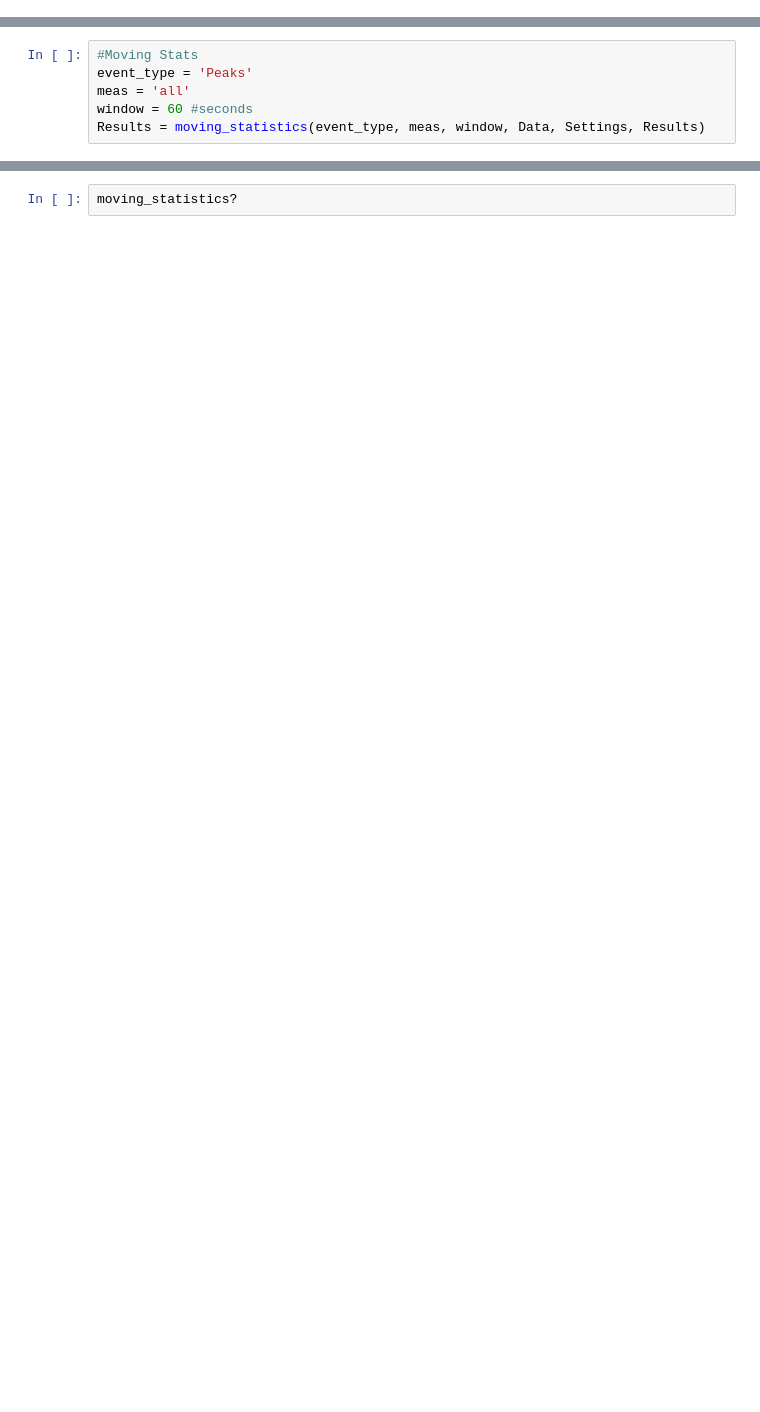
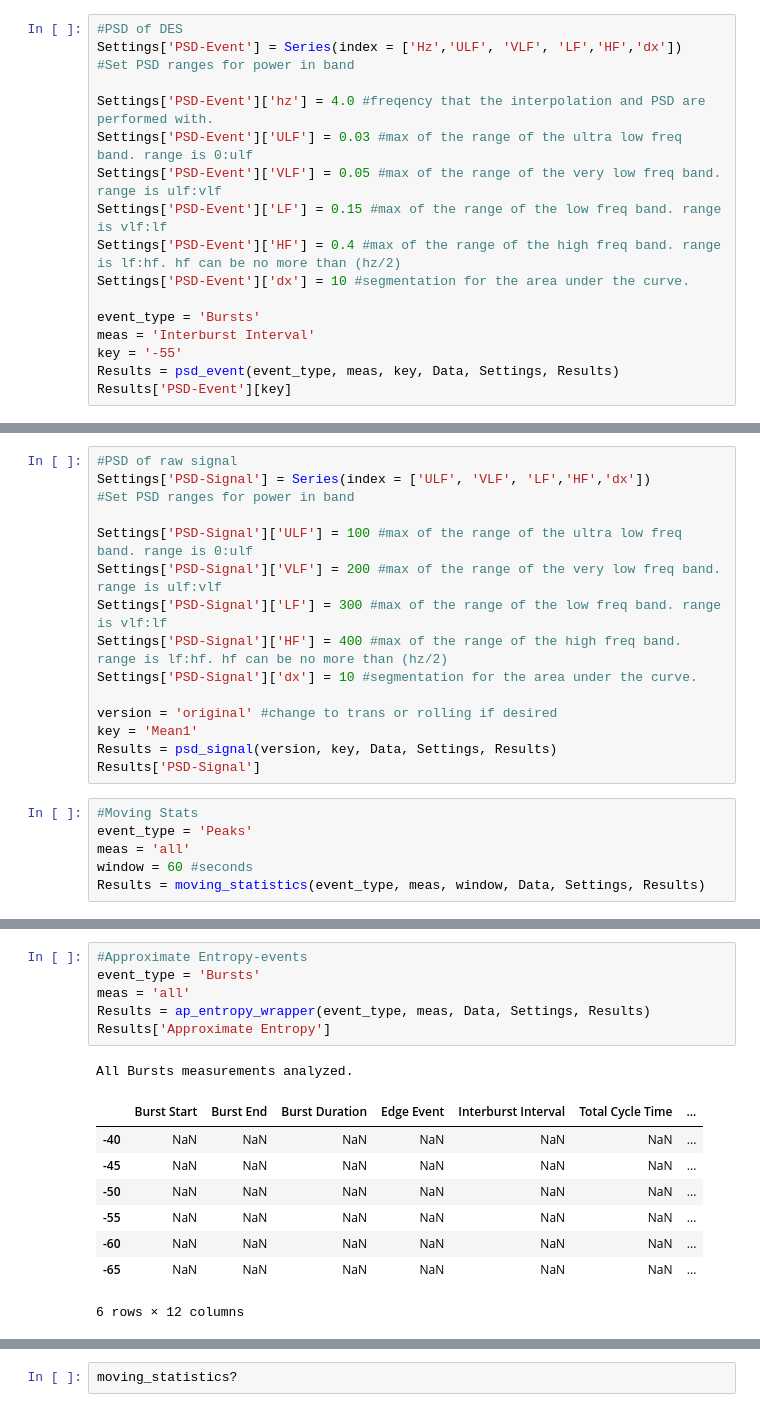
Before and after one commit to drcgw/bass, a Jupyter notebook: Kitchen Sink-Bass.ipynb, the cells around one changed output, grey strips where cells are left out. Drawn from its saved outputs; the diff is of its cells as text; blank space fills up the shorter version.

```diff
--- a/Kitchen Sink-Bass.ipynb
+++ b/Kitchen Sink-Bass.ipynb
@@ -101,0 +161,17 @@ Results['Histogram Entropy']
+# %%
+#PSD of DES
+Settings['PSD-Event'] = Series(index = ['Hz','ULF', 'VLF', 'LF','HF','dx'])
+#Set PSD ranges for power in band
+
+Settings['PSD-Event']['hz'] = 4.0 #freqency that the interpolation and PSD are performed with.
+Settings['PSD-Event']['ULF'] = 0.03 #max of the range of the ultra low freq band. range is 0:ulf
+Settings['PSD-Event']['VLF'] = 0.05 #max of the range of the very low freq band. range is ulf:vlf
+Settings['PSD-Event']['LF'] = 0.15 #max of the range of the low freq band. range is vlf:lf
+Settings['PSD-Event']['HF'] = 0.4 #max of the range of the high freq band. range is lf:hf. hf can be no more than (hz/2)
+Settings['PSD-Event']['dx'] = 10 #segmentation for the area under the curve.
+
+event_type = 'Bursts'
+meas = 'Interburst Interval'
+key = '-55'
+Results = psd_event(event_type, meas, key, Data, Settings, Results)
+Results['PSD-Event'][key]
@@ -102,3 +186,18 @@ Results['Histogram Entropy']
+# %%
+#PSD of raw signal
+Settings['PSD-Signal'] = Series(index = ['ULF', 'VLF', 'LF','HF','dx'])
+#Set PSD ranges for power in band
+
+Settings['PSD-Signal']['ULF'] = 100 #max of the range of the ultra low freq band. range is 0:ulf
+Settings['PSD-Signal']['VLF'] = 200 #max of the range of the very low freq band. range is ulf:vlf
+Settings['PSD-Signal']['LF'] = 300 #max of the range of the low freq band. range is vlf:lf
+Settings['PSD-Signal']['HF'] = 400 #max of the range of the high freq band. range is lf:hf. hf can be no more than (hz/2)
+Settings['PSD-Signal']['dx'] = 10 #segmentation for the area under the curve.
+
+version = 'original' #change to trans or rolling if desired
+key = 'Mean1'
+Results = psd_signal(version, key, Data, Settings, Results)
+Results['PSD-Signal']
 # %%
 #Moving Stats
 event_type = 'Peaks'
@@ -107,0 +223,16 @@ Results = moving_statistics(event_type, meas, window, Data, Settings, Results)
+# %%
+#Approximate Entropy-events
+event_type = 'Bursts'
+meas = 'all'
+Results = ap_entropy_wrapper(event_type, meas, Data, Settings, Results)
+Results['Approximate Entropy']
+# %% [output]
+All Bursts measurements analyzed.
+|  | Burst Start | Burst End | Burst Duration | Edge Event | Interburst Interval | Total Cycle Time | ... |
+| -40 | NaN | NaN | NaN | NaN | NaN | NaN | ... |
+| -45 | NaN | NaN | NaN | NaN | NaN | NaN | ... |
+| -50 | NaN | NaN | NaN | NaN | NaN | NaN | ... |
+| -55 | NaN | NaN | NaN | NaN | NaN | NaN | ... |
+| -60 | NaN | NaN | NaN | NaN | NaN | NaN | ... |
+| -65 | NaN | NaN | NaN | NaN | NaN | NaN | ... |
+6 rows × 12 columns
```
Also changed, not shown: parts of 15 cells of this notebook, 4 other files.
